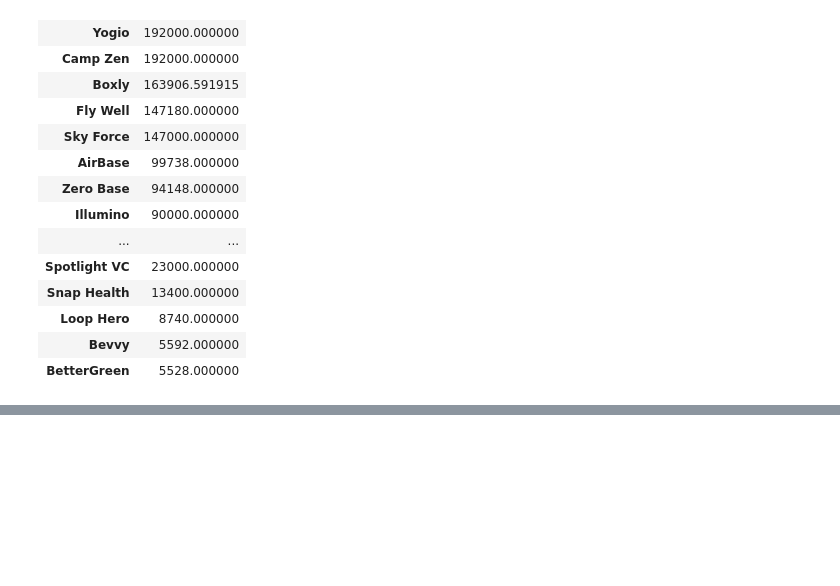
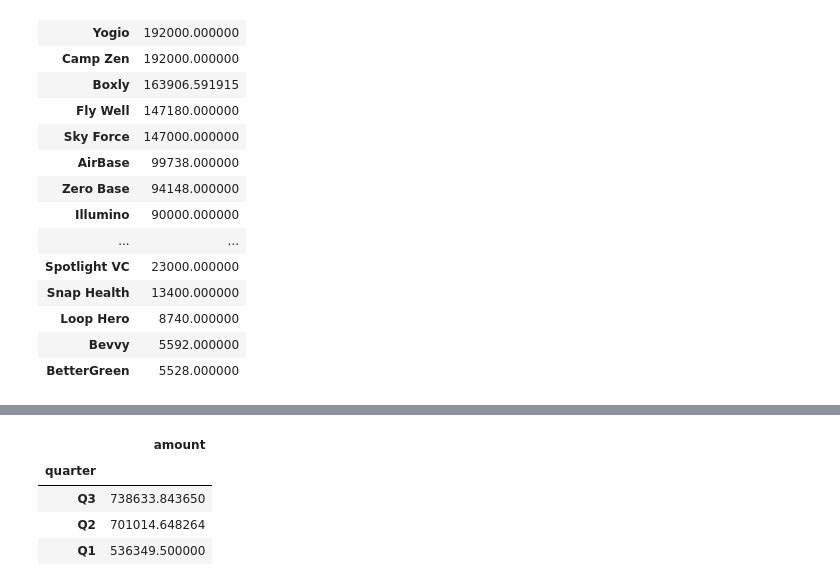
Before and after one commit to njw27/codi_pres, a Jupyter notebook: codi_nb.ipynb, the cells around one changed output, grey strips where cells are left out. Saved outputs shown, nothing was run; the diff lists cells and outputs as text; code cells hidden in the pictures; blank space fills up the shorter version.

```diff
--- a/codi_nb.ipynb
+++ b/codi_nb.ipynb
@@ -1354,0 +1389,28 @@ total_q3.sort_values(["amount"], ascending=False)
+# %%
+master_q3 = pd.concat(all_dfs).reset_index(drop=True)
+master_q3_quarter = master_q3
+master_q3_quarter
+
+
+def quarter(mon):
+    if mon in [1,2,3]:
+        return "Q1"
+    elif mon in [4,5,6]:
+        return "Q2"
+    elif mon in [7,8,9]:
+        return "Q3"
+    else:
+        pass
+
+
+master_q3_quarter["quarter"] = master_q3_quarter.apply(lambda x: quarter(mon = x.month), axis = 1)
+master_q3_quarter = master_q3_quarter[[ "amount", "quarter"]]
+master_q3_quarter =  master_q3_quarter.groupby(["quarter"]).sum()
+master_q3_quarter=master_q3_quarter.sort_values(["amount"], ascending=False)
+master_q3_quarter
+# %% [output]
+|  | amount |
+| quarter |  |
+| Q3 | 738633.843650 |
+| Q2 | 701014.648264 |
+| Q1 | 536349.500000 |
```
Also changed, not shown: parts of 3 cells of this notebook, 1 other file.
